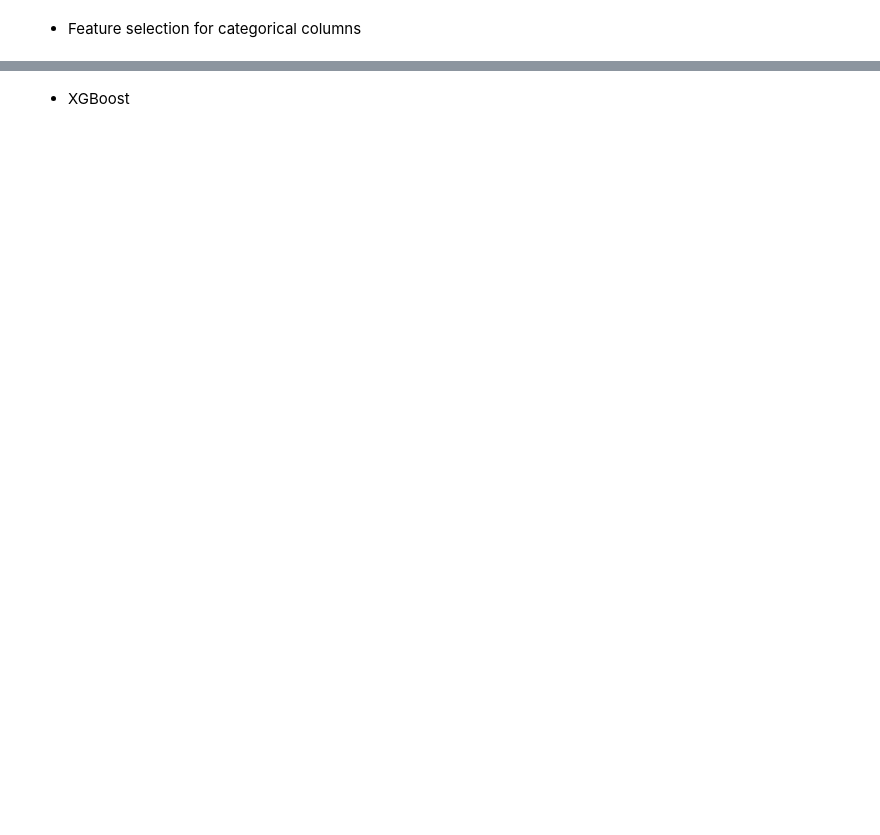
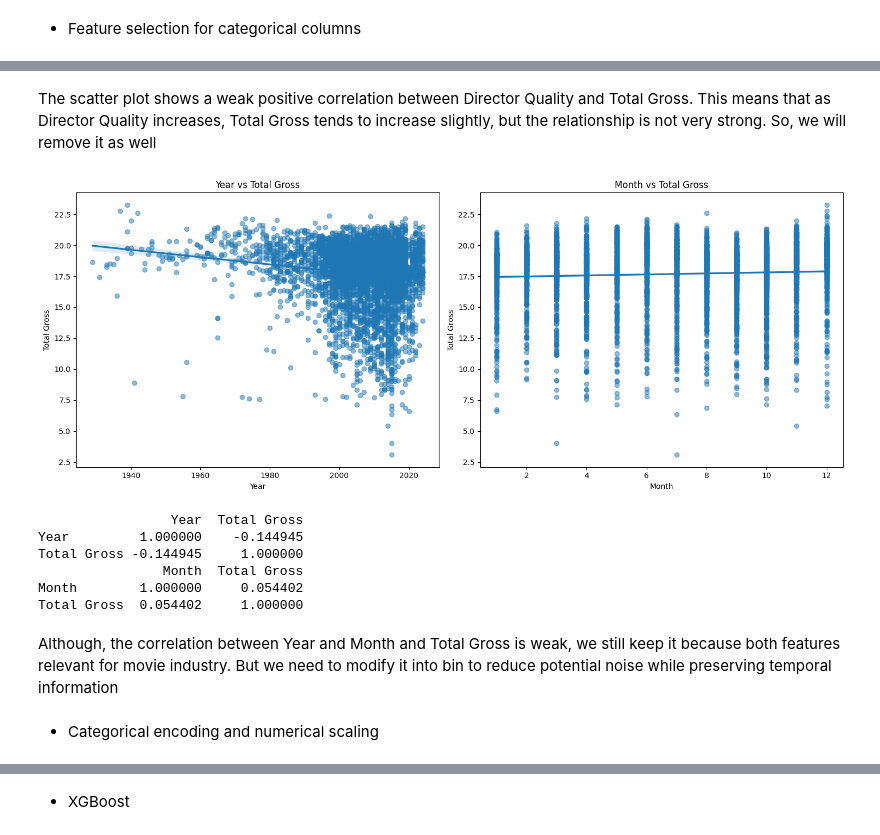
Before and after one commit to AshuraOtsuki/Intro2DS---HCMUS---2024, a Jupyter notebook: Data_Modelling/Modelling.ipynb, the cells around one changed output, grey strips where cells are left out. Cells and saved outputs as stored; diff of their text form; code cells hidden in the pictures; blank space fills up the shorter version.

```diff
--- a/Data_Modelling/Modelling.ipynb
+++ b/Data_Modelling/Modelling.ipynb
@@ -248,0 +291,37 @@ feature_selector = SelectKBest(score_func=f_regression, k=7)
+# %% [markdown]
+The scatter plot shows a weak positive correlation between Director Quality and Total Gross. This means that as Director Quality increases, Total Gross tends to increase slightly, but the relationship is not very strong. So, we will remove it as well
+# %%
+# Create a figure with 2 subplots arranged horizontally
+data_tmp = data.copy()
+fig, (ax1, ax2) = plt.subplots(1, 2, figsize=(15, 6))
+
+# Plot Year vs Total Gross
+sns.regplot(x='Year', y='Total Gross', data=data_tmp, ax=ax1, scatter_kws={'alpha': 0.5})
+ax1.set_title('Year vs Total Gross')
+ax1.set_xlabel('Year')
+ax1.set_ylabel('Total Gross')
+
+# Plot Month vs Total Gross
+sns.regplot(x='Month', y='Total Gross', data=data_tmp, ax=ax2, scatter_kws={'alpha': 0.5})
+ax2.set_title('Month vs Total Gross')
+ax2.set_xlabel('Month')
+ax2.set_ylabel('Total Gross')
+
+plt.tight_layout()
+plt.show()
+# %% [output]
+[figure, added]
+# %%
+print(data_tmp[['Year', 'Total Gross']].corr())
+print(data_tmp[['Month', 'Total Gross']].corr())
+# %% [output]
+                 Year  Total Gross
+Year         1.000000    -0.144945
+Total Gross -0.144945     1.000000
+                Month  Total Gross
+Month        1.000000     0.054402
+Total Gross  0.054402     1.000000
+# %% [markdown]
+Although, the correlation between Year and Month and Total Gross is weak, we still keep it because both features relevant for movie industry. But we need to modify it into bin to reduce potential noise while preserving temporal information
+# %% [markdown]
+- Categorical encoding and numerical scaling
```
Also changed, not shown: parts of 104 cells of this notebook.
